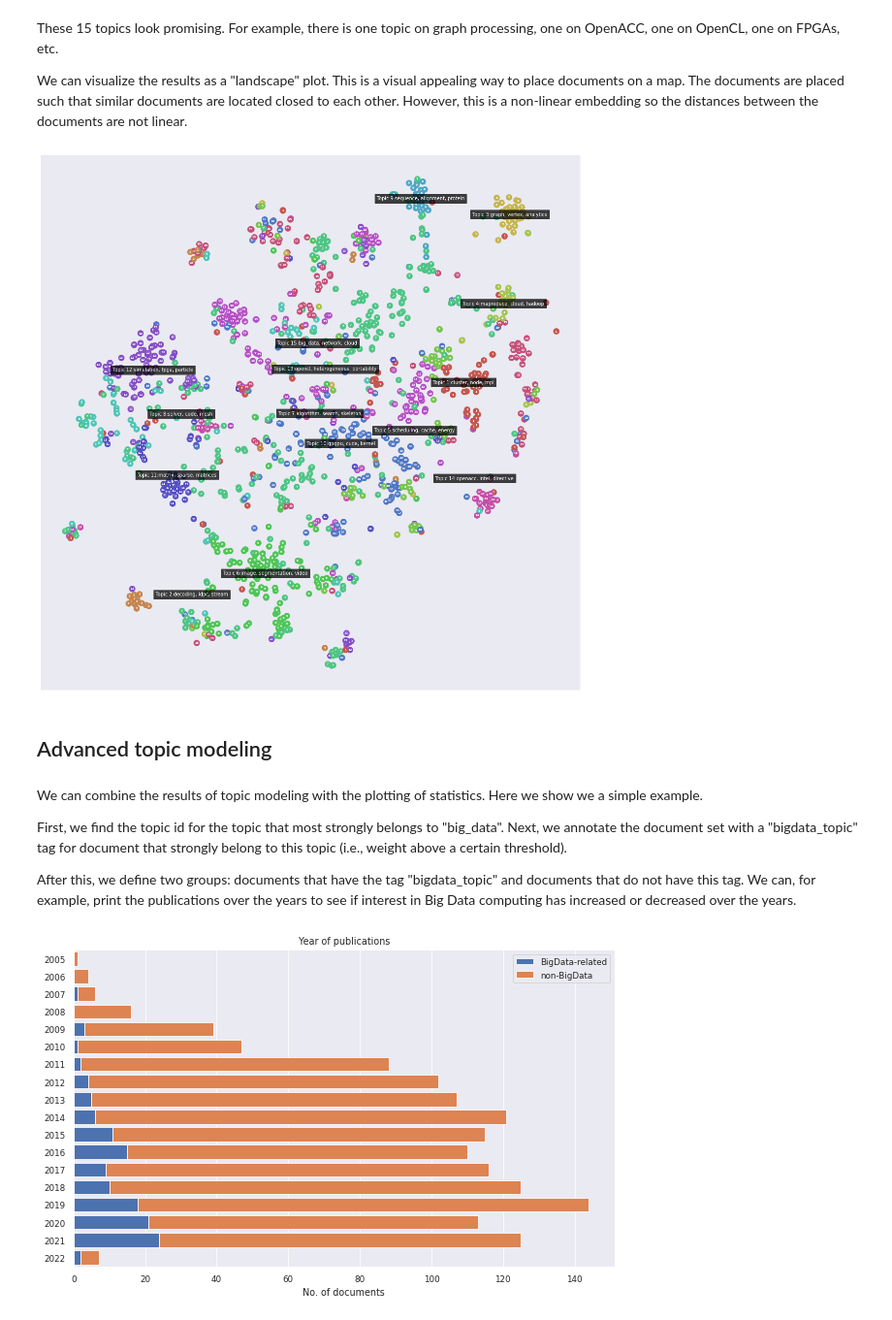
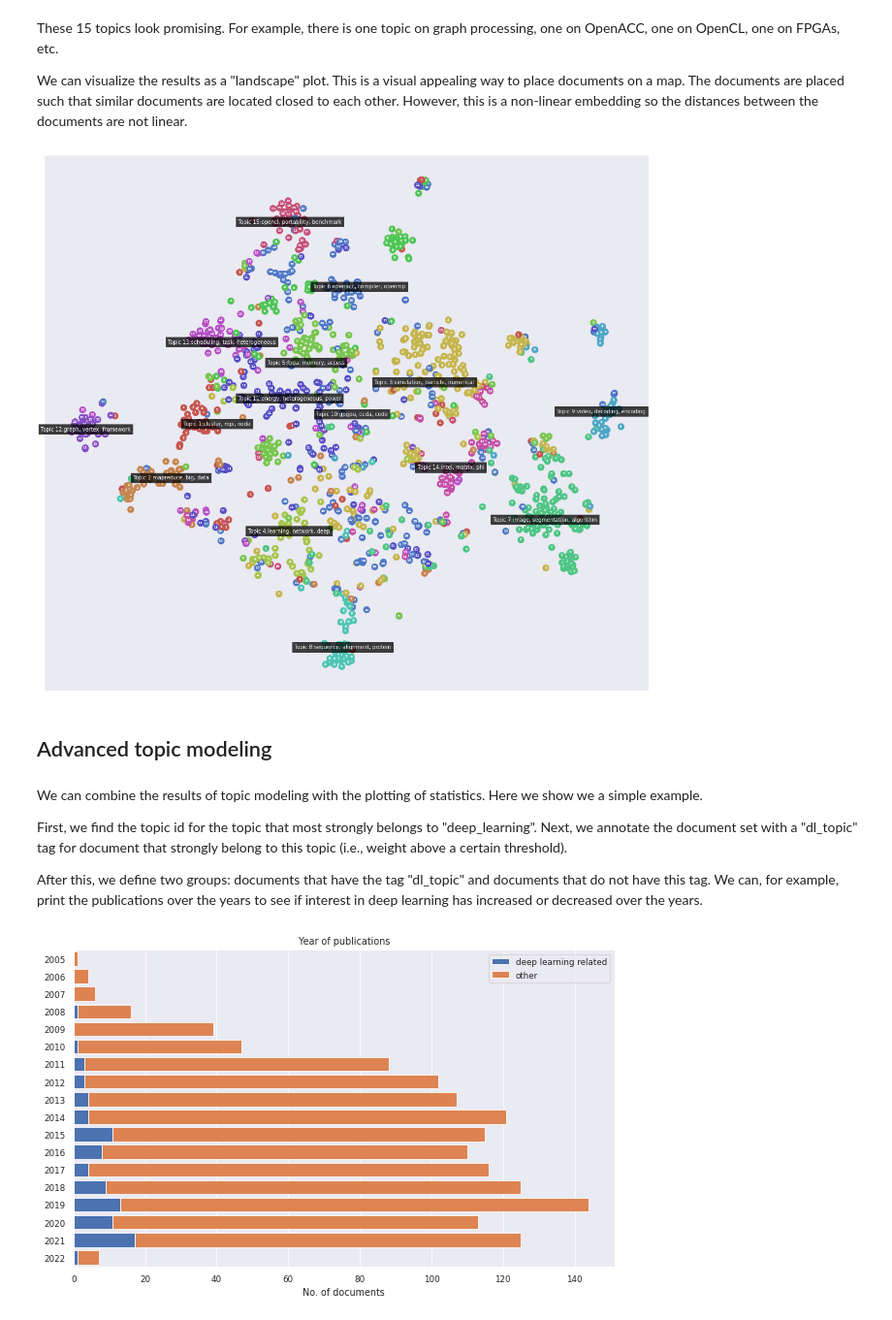
Before and after one commit to NLeSC/litstudy, a Jupyter notebook: example.ipynb, the cells around one changed output. Shown at 97% size. Drawn from its saved outputs; the diff is of its cells as text; code cells hidden in the pictures.

```diff
--- a/example.ipynb
+++ b/example.ipynb
@@ -148,0 +141,2 @@ corpus = litstudy.build_corpus(docs, custom_bigrams=bigrams)
+# %%
+corpus = litstudy.build_corpus(docs, ngram_threshold=0.8)
@@ -173,29 +185,29 @@ We can visualize the results as a "landscape" plot. This is a visual appealing w
 plt.figure(figsize=(20, 20))
 litstudy.plot_embedding(corpus, topic_model);
 # %% [output]
-[figure, old version]
+[figure, new version]
 # %% [markdown]
 ## Advanced topic modeling
 # %% [markdown]
 We can combine the results of topic modeling with the plotting of statistics. Here we show we a simple example.
 
-First, we find the topic id for the topic that most strongly belongs to "big_data". Next, we annotate the document set with a "bigdata_topic" tag for document that strongly belong to this topic (i.e., weight above a certain threshold).
+First, we find the topic id for the topic that most strongly belongs to "deep_learning". Next, we annotate the document set with a "dl_topic" tag for document that strongly belong to this topic (i.e., weight above a certain threshold).
 
-After this, we define two groups: documents that have the tag "bigdata_topic" and documents that do not have this tag.  We can, for example, print the publications over the years to see if interest in Big Data computing has increased or decreased over the years.
+After this, we define two groups: documents that have the tag "dl_topic" and documents that do not have this tag.  We can, for example, print the publications over the years to see if interest in deep learning has increased or decreased over the years.
 # %%
-bigdata_topic_id = topic_model.best_topic_for_token('big_data')
+topic_id = topic_model.best_topic_for_token('deep_learning')
 
-threshold = 0.25
-is_bigdata = topic_model.doc2topic[:, bigdata_topic_id] > threshold
+threshold = 0.2
+dl_topic = topic_model.doc2topic[:, topic_id] > threshold
 
-docs = docs.add_property('bigdata_topic', is_bigdata)
+docs = docs.add_property('dl_topic', dl_topic)
 
 
 groups = {
-    'BigData-related': 'bigdata_topic',
-    'non-BigData': 'not bigdata_topic',
+    'deep learning related': 'dl_topic',
+    'other': '1 - dl_topic',
 }
 
 litstudy.plot_year_histogram(docs, groups=groups, stacked=True);
 # %% [output]
-[figure, old version]
+[figure, new version]
```
Also changed, not shown: parts of 12 cells of this notebook, 13 other files.
